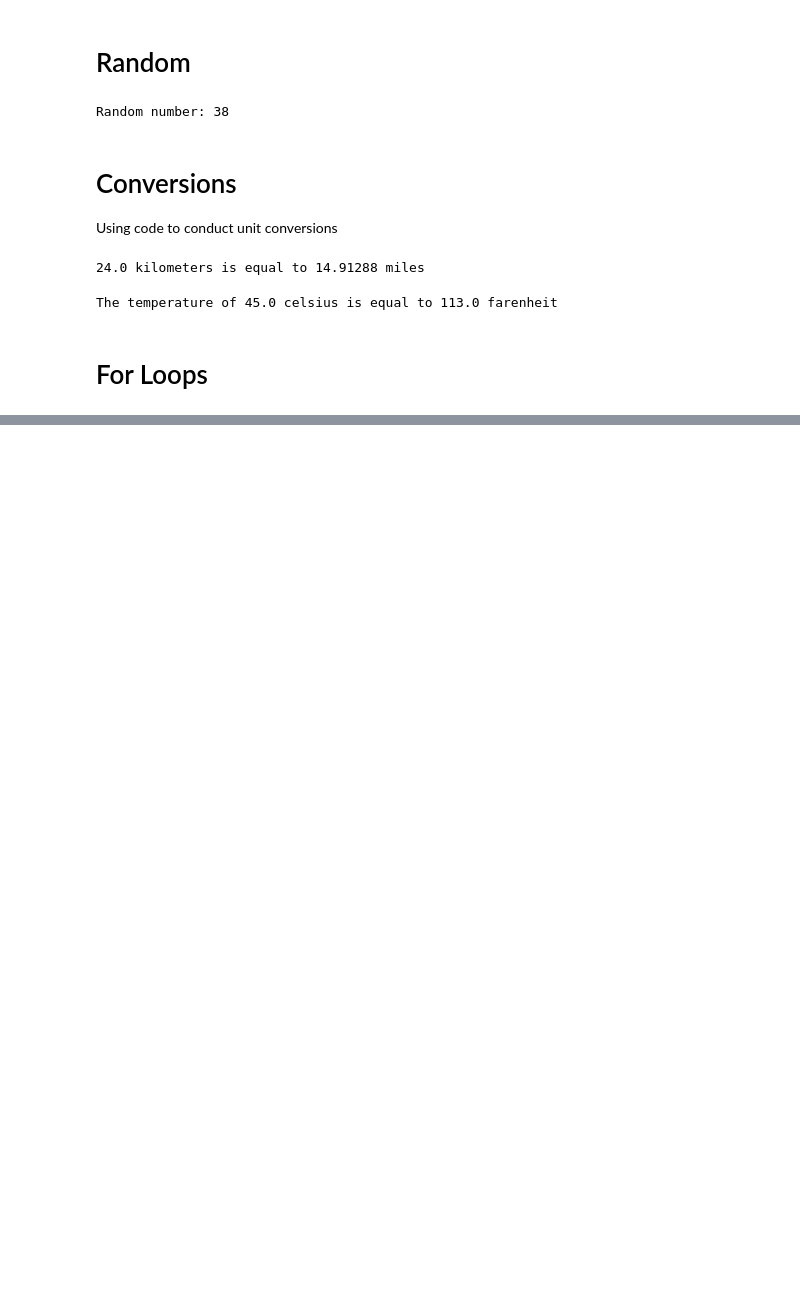
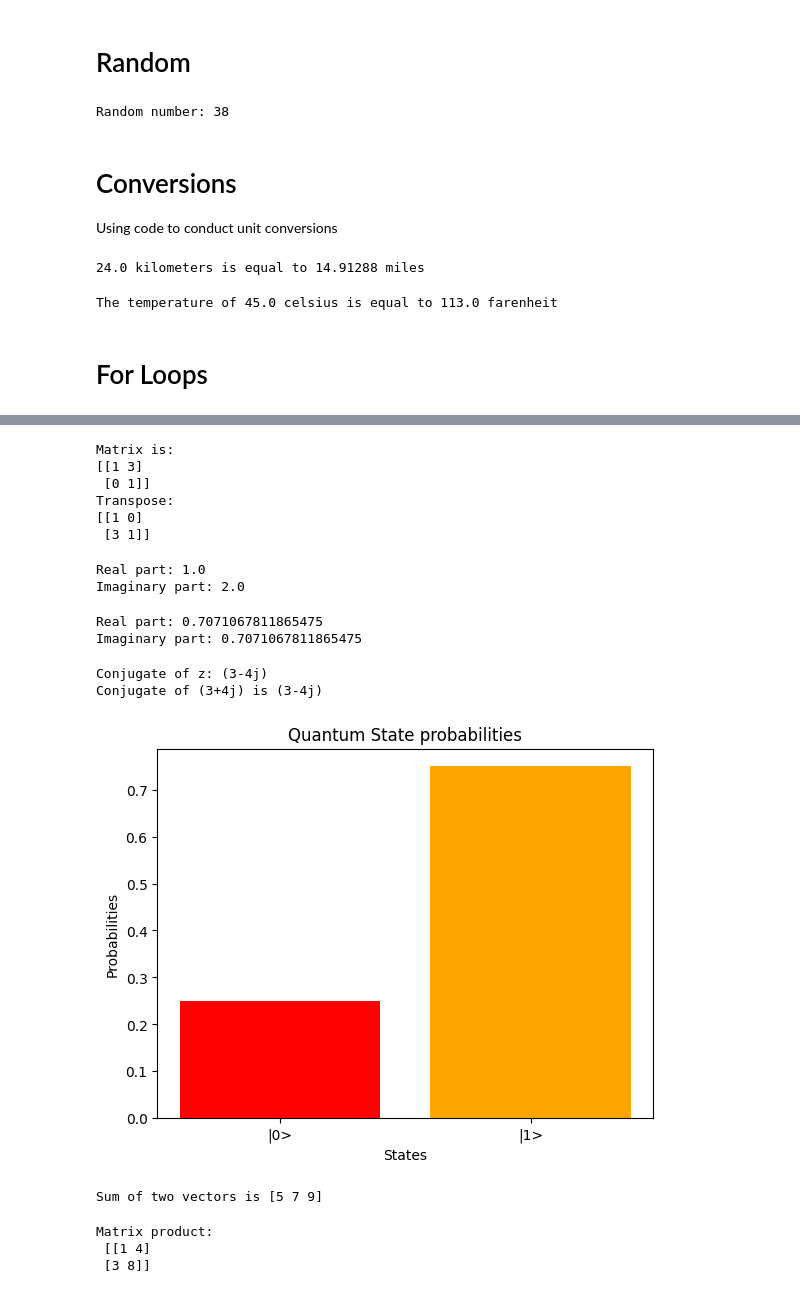
Before and after one commit to danielcassardev/qucan-notes-and-code, a Jupyter notebook: 01_python_intro/01_python_basics.ipynb, the cells around one changed output, grey strips where cells are left out. Cells and saved outputs as stored; diff of their text form; code cells hidden in the pictures; blank space fills up the shorter version.

```diff
--- a/01_python_intro/01_python_basics.ipynb
+++ b/01_python_intro/01_python_basics.ipynb
@@ -206,0 +423,73 @@ The temperature of 45.0 celsius is equal to 113.0 farenheit
+# %%
+import numpy as np
+matrix = np.array([[1,3],[0,1]])
+print("Matrix is:")
+print(matrix)
+print("Transpose:")
+print(matrix.T)
+# %% [output]
+Matrix is:
+[[1 3]
+ [0 1]]
+Transpose:
+[[1 0]
+ [3 1]]
+# %%
+import numpy as np
+z = 1+2j
+print("Real part:", z.real)
+print("Imaginary part:", z.imag)
+# %% [output]
+Real part: 1.0
+Imaginary part: 2.0
+# %%
+import numpy as np
+z = (1 / np.sqrt(2)) + (1/np.sqrt(2)) * 1j
+print("Real part:", z.real)
+print("Imaginary part:", z.imag)
+# %% [output]
+Real part: 0.7071067811865475
+Imaginary part: 0.7071067811865475
+# %%
+import numpy as np
+z = 3 + 4j
+z_conjugate = np.conj(z)
+print("Conjugate of z:", z_conjugate)
+print(f"Conjugate of {z} is { z_conjugate}")
+# %% [output]
+Conjugate of z: (3-4j)
+Conjugate of (3+4j) is (3-4j)
+# %%
+import matplotlib.pyplot as plt
+probabilities = [0.25, 0.75]
+states =['|0>','|1>']
+
+plt.bar(states, probabilities, color=['red', 'orange'])
+plt.xlabel('States')
+plt.ylabel('Probabilities')
+plt.title('Quantum State probabilities')
+plt.show()
+# %% [output]
+[figure, added]
+# %%
+import numpy as np
+#Matrix addition
+a = np.array([1,2,3])
+b = np.array([4,5,6])
+
+result = a + b   ##Vector Addition
+print("Sum of two vectors is", result)
+# %% [output]
+Sum of two vectors is [5 7 9]
+# %%
+import numpy as np
+#Matrix multiplication
+A = np.array([[1,2],[3,4]])
+B = np.array([[1,0],[0,2]])
+
+product = A @ B
+print("Matrix product: \n", product)
+# %% [output]
+Matrix product:
+ [[1 4]
+ [3 8]]
```
Also changed, not shown: parts of 23 cells of this notebook.
